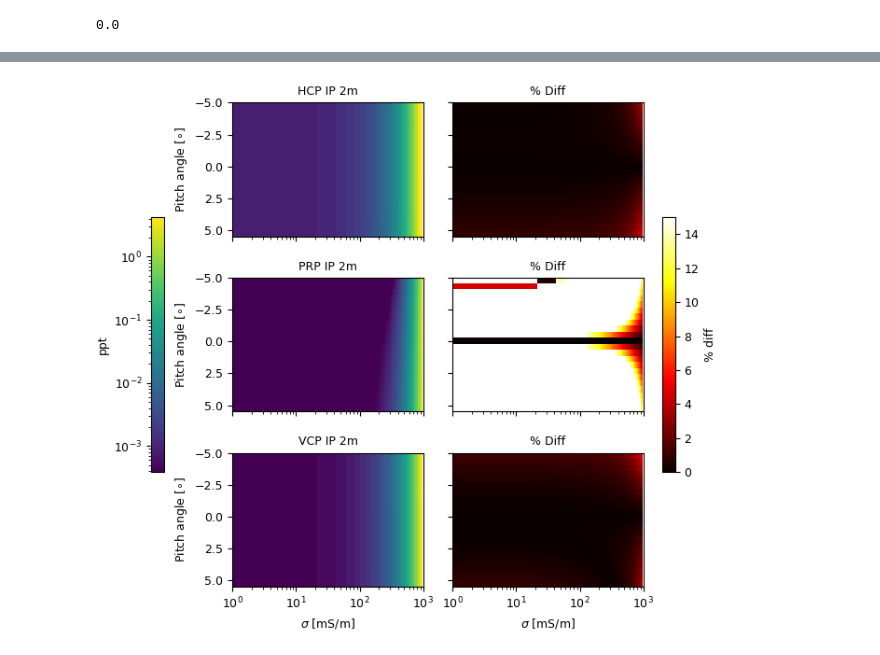
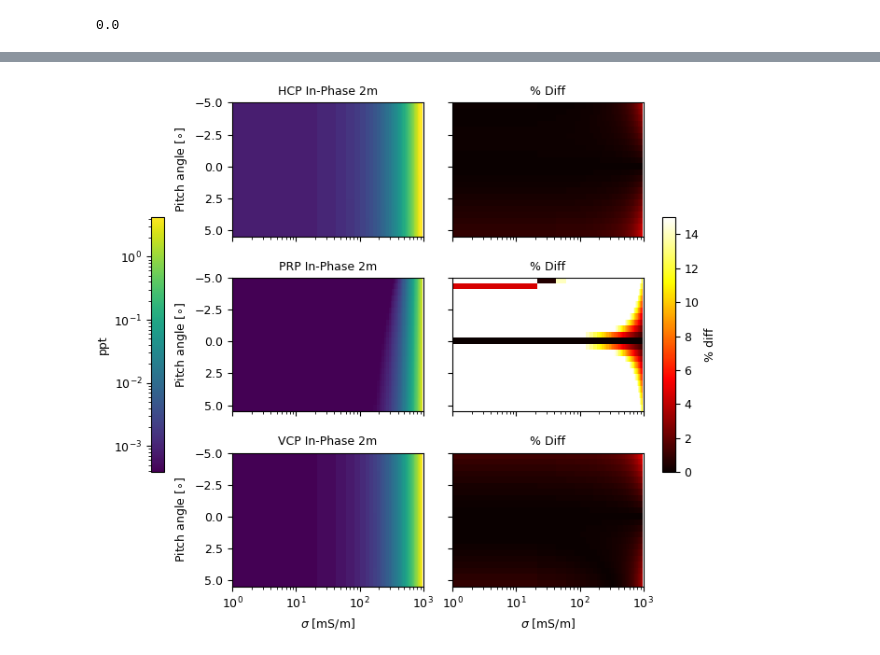
Before and after one commit to mariacarrizo/FDEM_LCI_PWI, a Jupyter notebook: Tilt/Tilt.ipynb, the cells around one changed output, grey strips where cells are left out. Saved outputs shown, nothing was run; the diff lists cells and outputs as text; code cells hidden in the pictures.

```diff
--- a/Tilt/Tilt.ipynb
+++ b/Tilt/Tilt.ipynb
@@ -608,7 +608,7 @@ src_y = 0
 src_z = 1
 rec_y = 0
 
-offset =  8
+offset =  2
 
 alphas_deg = np.arange(-5, 6, 0.5)
 alphas = np.deg2rad(alphas_deg)
@@ -853,34 +853,34 @@ cb.set_label('ppt', fontsize=fs)
 c1 = ax[0,1].imshow(diff_HCP_ip.T, aspect=aspect, vmin = 0, vmax=vmax, cmap=cmap, extent=extent)
 c2 = ax[2,1].imshow(diff_VCP_ip.T, aspect=aspect, vmin = 0, vmax=vmax, cmap=cmap, extent=extent)
 c3 = ax[1,1].imshow(diff_PRP_ip.T, aspect=aspect, vmin = 0, vmax=vmax, cmap=cmap, extent=extent)
 
 cb = fig.colorbar(c1, ax=ax, shrink=sh, label ='% diff', location='right', pad=0.02, )
 cb.ax.tick_params(labelsize=fs)
 cb.set_label('% diff', fontsize=fs)
 
 ax[0,0].set_ylabel('Pitch angle [$\circ$]', fontsize=fs)
 ax[1,0].set_ylabel('Pitch angle [$\circ$]', fontsize=fs)
 ax[2,0].set_ylabel('Pitch angle [$\circ$]', fontsize=fs)
 
 ax[2,0].tick_params(labelsize=fs)
 ax[2,1].tick_params(labelsize=fs)
 
-ax[0,0].set_title('HCP IP '+str(offset)+'m', fontsize=fs)
+ax[0,0].set_title('HCP In-Phase '+str(offset)+'m', fontsize=fs)
 ax[0,1].set_title('% Diff', fontsize=fs)
 ax[0,0].tick_params(labelsize=fs)
 ax[0,1].tick_params(labelsize=fs)
 
-ax[1,0].set_title('PRP IP ' +str(offset)+'m', fontsize=fs)
+ax[1,0].set_title('PRP In-Phase ' +str(offset)+'m', fontsize=fs)
 ax[1,1].set_title('% Diff', fontsize=fs)
 ax[1,0].tick_params(labelsize=fs)
 ax[1,1].tick_params(labelsize=fs)
 
-ax[2,0].set_title('VCP IP '+str(offset)+'m', fontsize=fs)
+ax[2,0].set_title('VCP In-Phase '+str(offset)+'m', fontsize=fs)
 ax[2,1].set_title('% Diff', fontsize=fs)
 ax[2,0].set_xlabel('$\sigma$ [mS/m]', fontsize=fs)
 ax[2,1].set_xlabel('$\sigma$ [mS/m]', fontsize=fs)
 
 plt.show()
 plt.savefig('Tilt_'+str(offset)+'m_IP.eps', format='eps')
 # %% [output]
-[figure, old version]
+[figure, new version]
```
Also changed, not shown: parts of 2 cells of this notebook.
